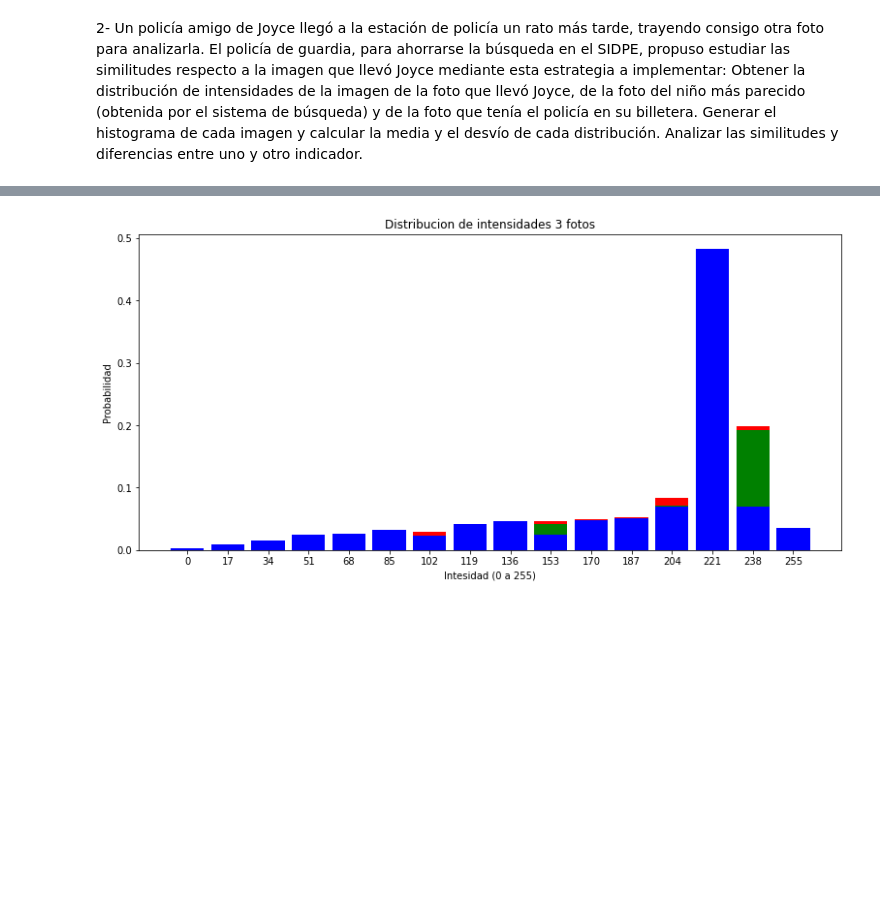
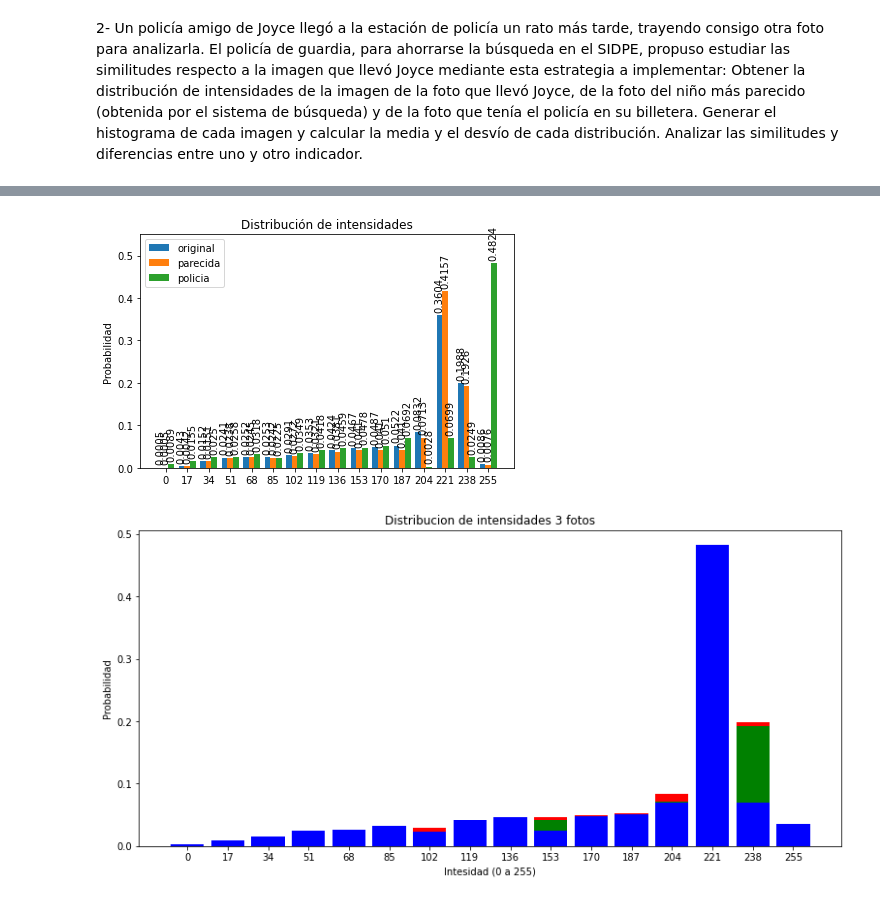
Before and after one commit to joacosaralegui/TPE_teo_info, a Jupyter notebook: TPE_TeoInfo.ipynb, the cells around one changed output, grey strips where cells are left out. Drawn from its saved outputs; the diff is of its cells as text; code cells hidden in the pictures; blank space fills up the shorter version.

Commit message:
Se agrego el codigo de los histogramas juntos

```diff
--- a/TPE_TeoInfo.ipynb
+++ b/TPE_TeoInfo.ipynb
@@ -180,3 +169,66 @@ generar_histograma(distribucion_policia)
+# %%
+import matplotlib
+import matplotlib.pyplot as plt
+import numpy as np
+from collections import OrderedDict
+
+def autolabel(rects,ax):
+    for rect in rects:
+      height = round((float)(rect.get_height()),4)
+      ax.annotate('{}'.format(height),
+                  xy=(rect.get_x() + rect.get_width() / 2, height),
+                  xytext=(0, 3),  # 3 points vertical offset
+                  textcoords="offset points",
+                  ha='center', va='bottom',fontsize=10,rotation=90)
+
+def histogram_multiple(distribucion1,label1,distribucion2,label2,distribucion3,label3):
+
+    #ordenamos los diccionarios por clave (intensidades)
+    d1 = OrderedDict(sorted(distribucion1.items()))
+    d2 = OrderedDict(sorted(distribucion2.items()))
+    d3 = OrderedDict(sorted(distribucion3.items()))
+    b = OrderedDict(sorted(distribucion_original.items()))
+
+    #obtenemos las intensidades a partir de cualquier diccionario
+    intensidades = list(d1.keys())
+
+    #obtenemos los valores
+    d1_valores = list(d1.values())
+    d2_valores = list(d2.values())
+    d3_valores = list(d3.values())
+
+
+    ind = np.arange(len(intensidades))  # the x locations for the groups
+    width = 0.525  # the width of the bars
+
+    fig, ax = plt.subplots()
+    rects1 = ax.bar((ind - width/2)*2, d1_valores, width,
+                    label=label1)
+    rects2 = ax.bar((ind)*2, d2_valores, width,
+                    label=label2)
+    rects3 = ax.bar((ind + width/2)*2, d3_valores, width,
+                    label=label3)
+    # escalas
+    plt.ylim(0, 0.55) #lo seteo entre 0 y 0.55 porque conozco entre que valores se mueven los histogramas
+
+    # Add some text for labels, title and custom x-axis tick labels, etc.
+    ax.set_ylabel('Probabilidad')
+    ax.set_title('Distribución de intensidades')
+    ax.set_xticks(ind*2)
+    ax.set_xticklabels(intensidades)
+    ax.legend()
+
+    autolabel(rects1,ax)
+    autolabel(rects2,ax)
+    autolabel(rects3,ax)
+
+    fig.tight_layout()
+
+    plt.show()
+
+histogram_multiple(distribucion_original,'original',distribucion_parecida,'parecida',distribucion_policia,'policia')
+# %% [output]
+[figure, added]
 # %%
 import matplotlib.pyplot as plt
 '''
```
Also changed, not shown: parts of 3 cells of this notebook.
